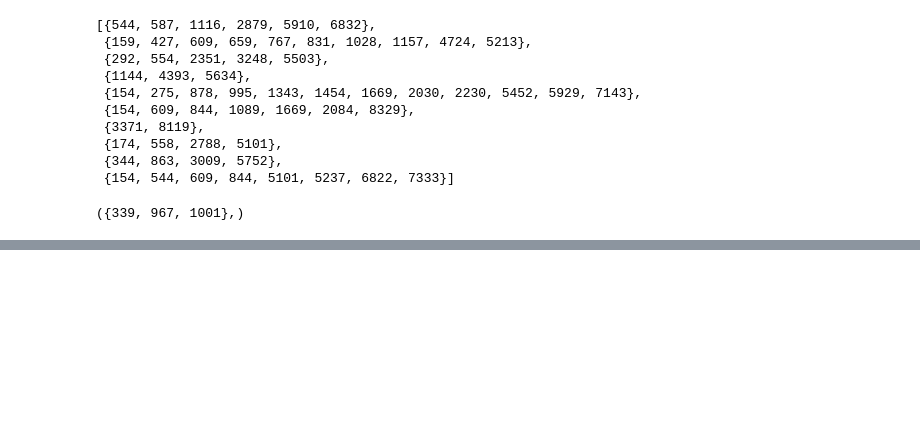
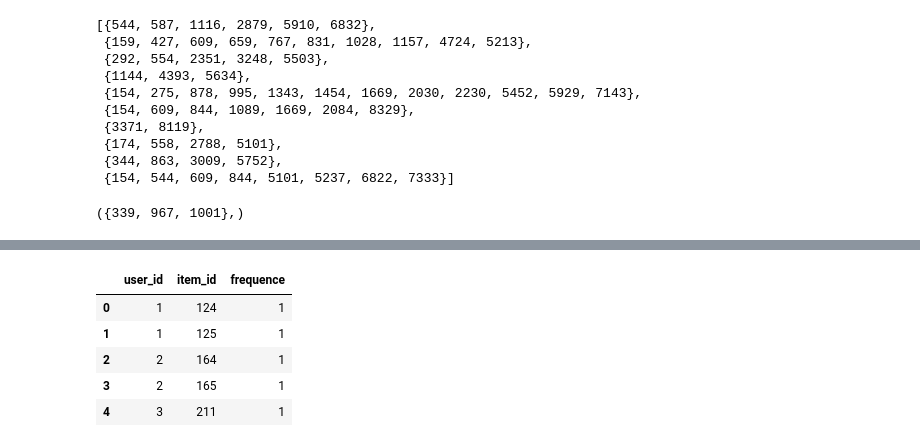
Before and after one commit to jbgriesner/seq_markov_reco_preprocess, a Jupyter notebook: Processing for Recommendation and Sequences Database.ipynb, the cells around one changed output, grey strips where cells are left out. Saved outputs shown, nothing was run; the diff lists cells and outputs as text; code cells hidden in the pictures; blank space fills up the shorter version.

```diff
--- a/Processing for Recommendation and Sequences Database.ipynb
+++ b/Processing for Recommendation and Sequences Database.ipynb
@@ -395,0 +450,21 @@ sequences.at[1588, 'sequence_test']
+# %%
+# convert into a <user, item, frequence> regular csv test file
+freqs = {}
+
+for i in tqdm(range(sequences.shape[0])):
+    user = sequences.user.values[i]
+    seqs = sequences.sequence_test.values[i]
+    for seq in seqs:
+        for item in seq:
+            freqs[(user,item)] = freqs.get((user,item), 0) + 1
+freqs = list(map(lambda kv: (kv[0][0], kv[0][1], kv[1]), freqs.items()))
+frequences_test = pd.DataFrame(freqs, columns = ['user_id' , 'item_id', 'frequence'])
+# %%
+frequences_test.head()
+# %% [output]
+|  | user_id | item_id | frequence |
+| 0 | 1 | 124 | 1 |
+| 1 | 1 | 125 | 1 |
+| 2 | 2 | 164 | 1 |
+| 3 | 2 | 165 | 1 |
+| 4 | 3 | 211 | 1 |
```
Also changed, not shown: parts of 19 cells of this notebook.
